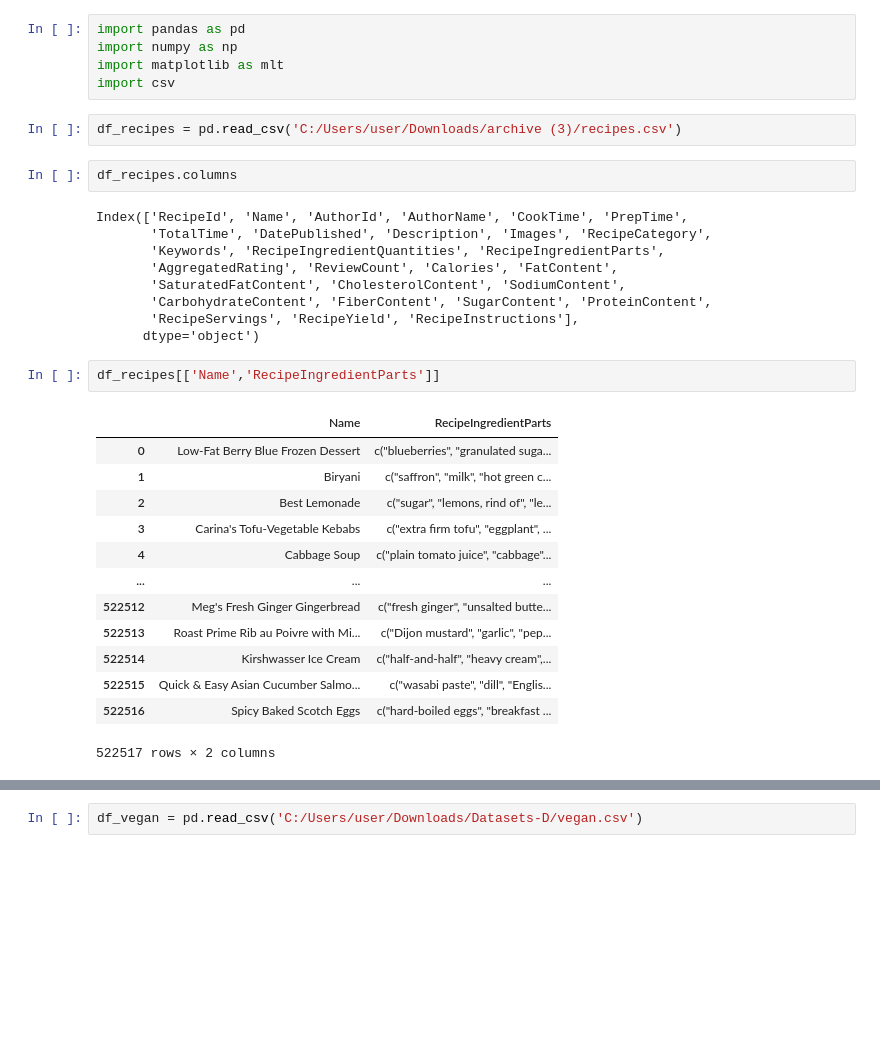
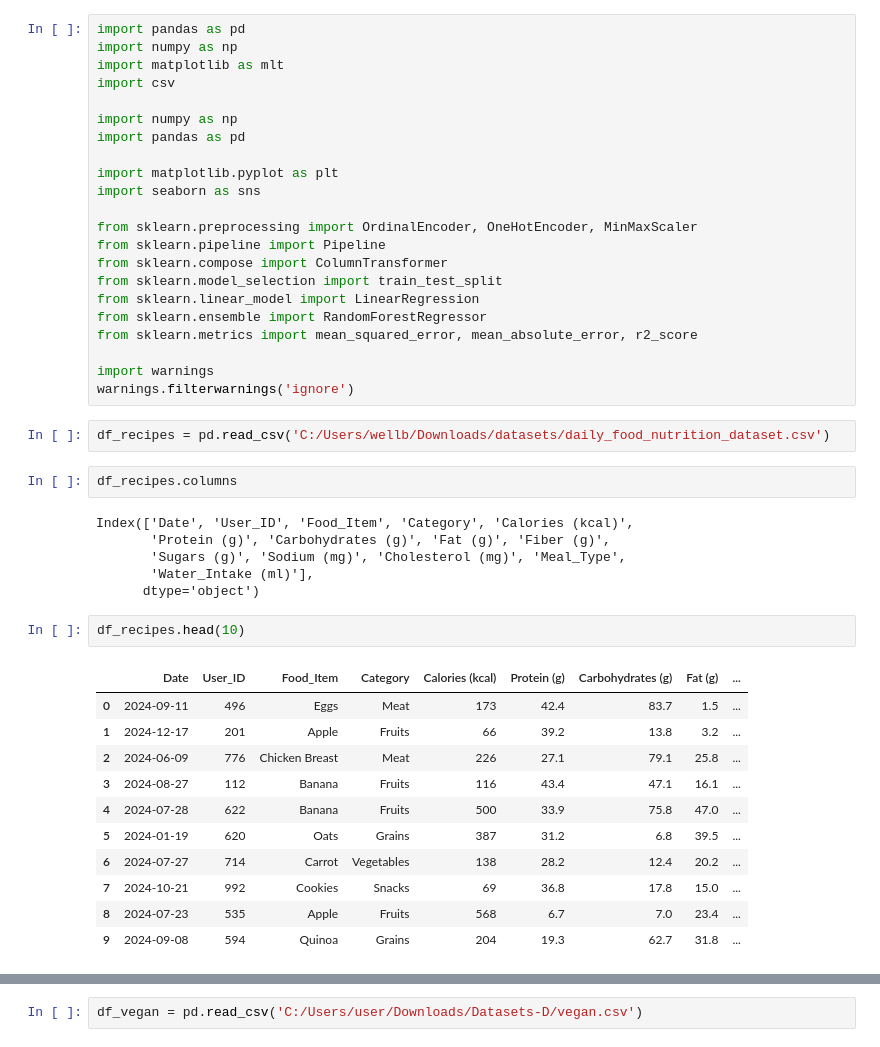
Before and after one commit to barbosa-wellington/AI-Planning-D-APP, a Jupyter notebook: ai_pipeline/notebooks/EDA-Data.ipynb, the cells around one changed output, grey strips where cells are left out. Drawn from its saved outputs; the diff is of its cells as text; blank space fills up the shorter version.

Commit message:
Update EDA
Exploring data analysis of the datasets

```diff
--- a/ai_pipeline/notebooks/EDA-Data.ipynb
+++ b/ai_pipeline/notebooks/EDA-Data.ipynb
@@ -3,35 +3,47 @@ import pandas as pd
 import numpy as np
 import matplotlib as mlt
 import csv
+
+import numpy as np
+import pandas as pd
+
+import matplotlib.pyplot as plt
+import seaborn as sns
+
+from sklearn.preprocessing import OrdinalEncoder, OneHotEncoder, MinMaxScaler
+from sklearn.pipeline import Pipeline
+from sklearn.compose import ColumnTransformer
+from sklearn.model_selection import train_test_split
+from sklearn.linear_model import LinearRegression
+from sklearn.ensemble import RandomForestRegressor
+from sklearn.metrics import mean_squared_error, mean_absolute_error, r2_score
+
+import warnings
+warnings.filterwarnings('ignore')
 # %%
-df_recipes = pd.read_csv('C:/Users/user/Downloads/archive (3)/recipes.csv')
+df_recipes = pd.read_csv('C:/Users/wellb/Downloads/datasets/daily_food_nutrition_dataset.csv')
 # %%
 df_recipes.columns
 # %% [output]
-Index(['RecipeId', 'Name', 'AuthorId', 'AuthorName', 'CookTime', 'PrepTime',
-       'TotalTime', 'DatePublished', 'Description', 'Images', 'RecipeCategory',
-       'Keywords', 'RecipeIngredientQuantities', 'RecipeIngredientParts',
-       'AggregatedRating', 'ReviewCount', 'Calories', 'FatContent',
-       'SaturatedFatContent', 'CholesterolContent', 'SodiumContent',
-       'CarbohydrateContent', 'FiberContent', 'SugarContent', 'ProteinContent',
-       'RecipeServings', 'RecipeYield', 'RecipeInstructions'],
+Index(['Date', 'User_ID', 'Food_Item', 'Category', 'Calories (kcal)',
+       'Protein (g)', 'Carbohydrates (g)', 'Fat (g)', 'Fiber (g)',
+       'Sugars (g)', 'Sodium (mg)', 'Cholesterol (mg)', 'Meal_Type',
+       'Water_Intake (ml)'],
       dtype='object')
 # %%
-df_recipes[['Name','RecipeIngredientParts']]
+df_recipes.head(10)
 # %% [output]
-|  | Name | RecipeIngredientParts |
-| 0 | Low-Fat Berry Blue Frozen Dessert | c("blueberries", "granulated suga... |
-| 1 | Biryani | c("saffron", "milk", "hot green c... |
-| 2 | Best Lemonade | c("sugar", "lemons, rind of", "le... |
-| 3 | Carina's Tofu-Vegetable Kebabs | c("extra firm tofu", "eggplant", ... |
-| 4 | Cabbage Soup | c("plain tomato juice", "cabbage"... |
-| ... | ... | ... |
-| 522512 | Meg's Fresh Ginger Gingerbread | c("fresh ginger", "unsalted butte... |
-| 522513 | Roast Prime Rib au Poivre with Mi... | c("Dijon mustard", "garlic", "pep... |
-| 522514 | Kirshwasser Ice Cream | c("half-and-half", "heavy cream",... |
-| 522515 | Quick & Easy Asian Cucumber Salmo... | c("wasabi paste", "dill", "Englis... |
-| 522516 | Spicy Baked Scotch Eggs | c("hard-boiled eggs", "breakfast ... |
+|  | Date | User_ID | Food_Item | Category | Calories (kcal) | Protein (g) | Carbohydrates (g) | Fat (g) | ... |
+| 0 | 2024-09-11 | 496 | Eggs | Meat | 173 | 42.4 | 83.7 | 1.5 | ... |
+| 1 | 2024-12-17 | 201 | Apple | Fruits | 66 | 39.2 | 13.8 | 3.2 | ... |
+| 2 | 2024-06-09 | 776 | Chicken Breast | Meat | 226 | 27.1 | 79.1 | 25.8 | ... |
+| 3 | 2024-08-27 | 112 | Banana | Fruits | 116 | 43.4 | 47.1 | 16.1 | ... |
+| 4 | 2024-07-28 | 622 | Banana | Fruits | 500 | 33.9 | 75.8 | 47.0 | ... |
+| 5 | 2024-01-19 | 620 | Oats | Grains | 387 | 31.2 | 6.8 | 39.5 | ... |
+| 6 | 2024-07-27 | 714 | Carrot | Vegetables | 138 | 28.2 | 12.4 | 20.2 | ... |
+| 7 | 2024-10-21 | 992 | Cookies | Snacks | 69 | 36.8 | 17.8 | 15.0 | ... |
+| 8 | 2024-07-23 | 535 | Apple | Fruits | 568 | 6.7 | 7.0 | 23.4 | ... |
+| 9 | 2024-09-08 | 594 | Quinoa | Grains | 204 | 19.3 | 62.7 | 31.8 | ... |
-522517 rows × 2 columns
 # %%
 print(df_recipes.info())
 # %% [output]
```
Also changed, not shown: parts of 3 cells of this notebook.
